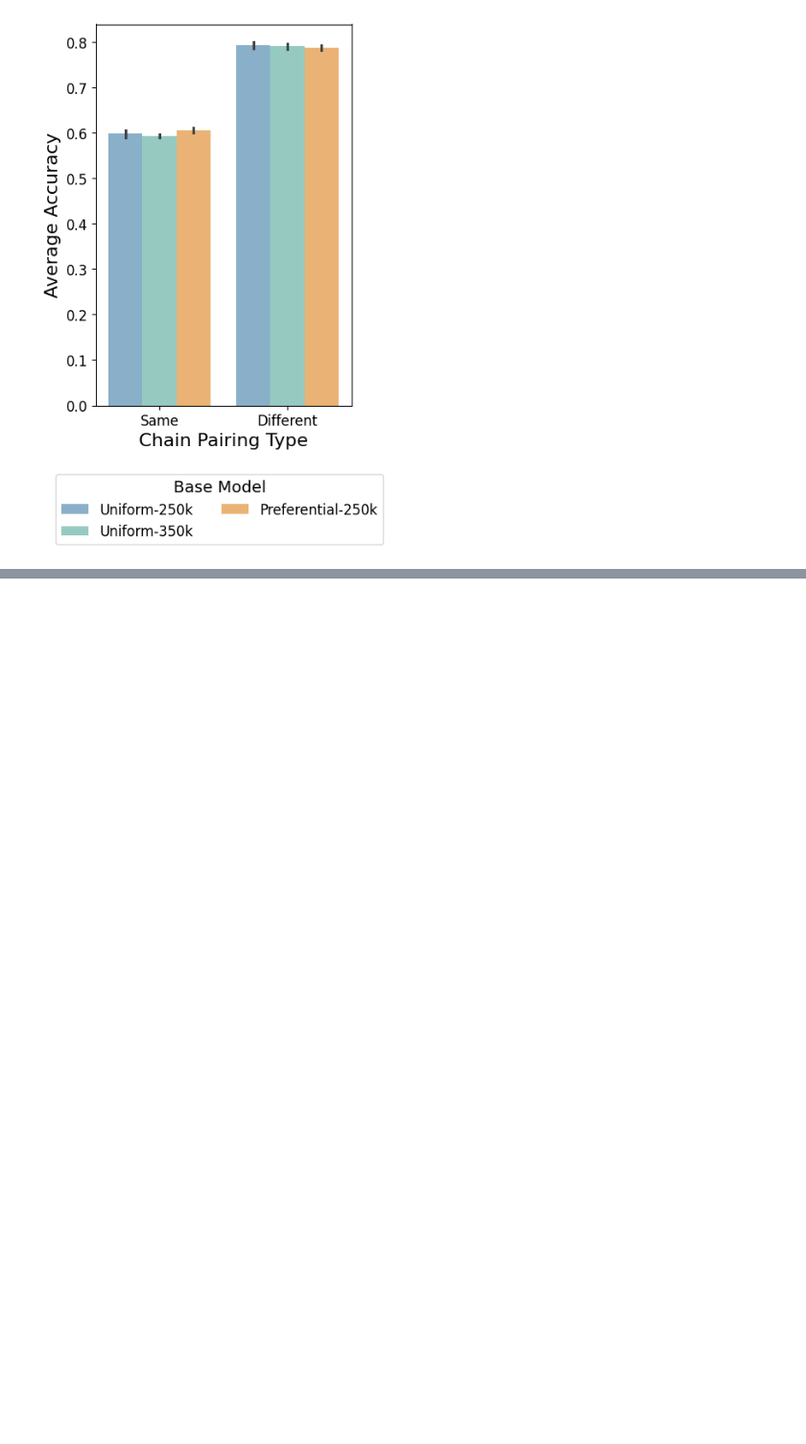
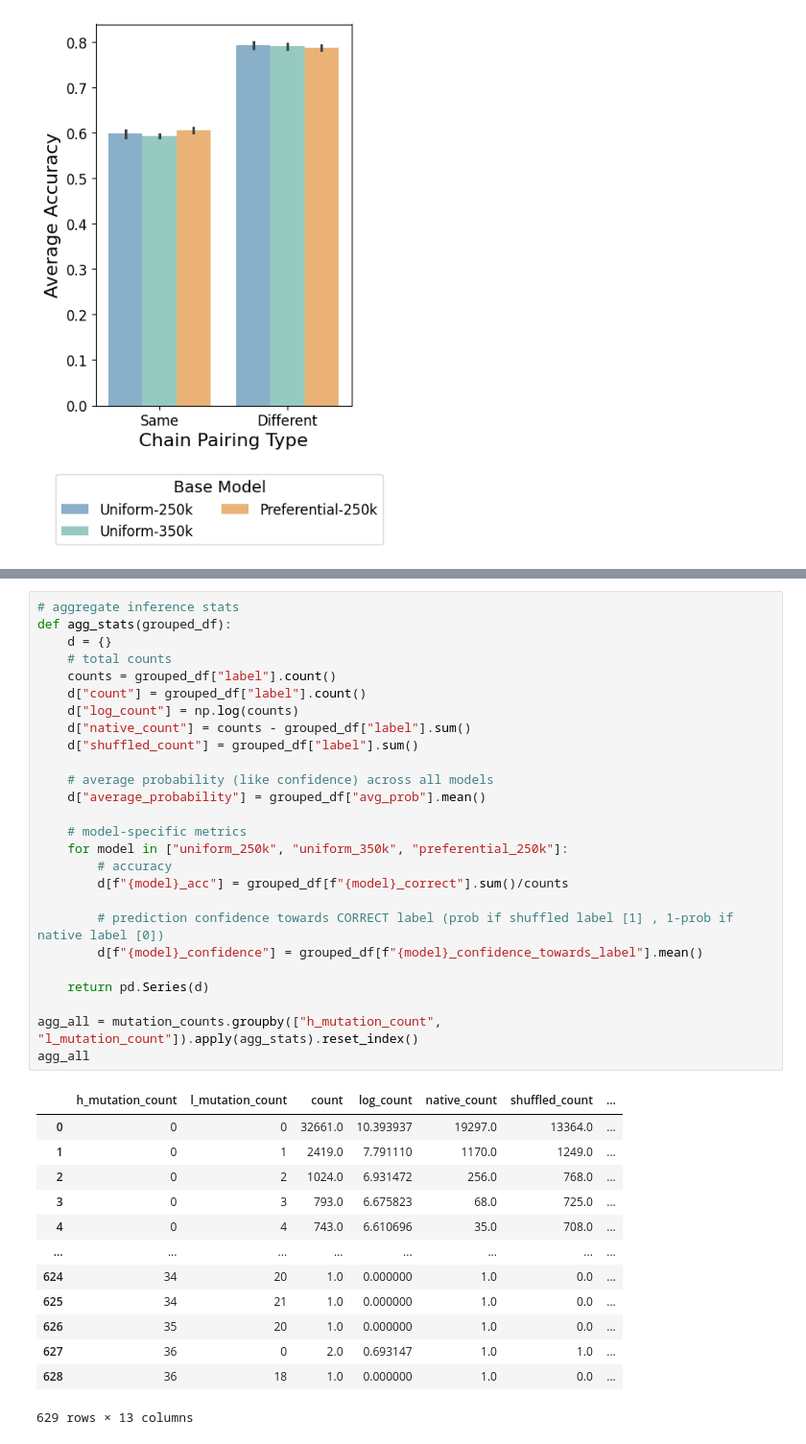
Before and after one commit to brineylab/preferential-masking-paper, a Jupyter notebook: fig4_pair-classification/4-pair_classifier_figures.ipynb, the cells around one changed output, grey strips where cells are left out. Shown: that part at 96% size. Cells and saved outputs as stored; diff of their text form; blank space fills up the shorter version.

```diff
--- a/fig4_pair-classification/4-pair_classifier_figures.ipynb
+++ b/fig4_pair-classification/4-pair_classifier_figures.ipynb
@@ -317,0 +369,40 @@ fig.legend(handles, labels,
+# %%
+# aggregate inference stats
+def agg_stats(grouped_df):
+    d = {}
+    # total counts
+    counts = grouped_df["label"].count()
+    d["count"] = grouped_df["label"].count()
+    d["log_count"] = np.log(counts)
+    d["native_count"] = counts - grouped_df["label"].sum()
+    d["shuffled_count"] = grouped_df["label"].sum()
+
+    # average probability (like confidence) across all models
+    d["average_probability"] = grouped_df["avg_prob"].mean()
+
+    # model-specific metrics
+    for model in ["uniform_250k", "uniform_350k", "preferential_250k"]:
+        # accuracy
+        d[f"{model}_acc"] = grouped_df[f"{model}_correct"].sum()/counts
+
+        # prediction confidence towards CORRECT label (prob if shuffled label [1] , 1-prob if native label [0])
+        d[f"{model}_confidence"] = grouped_df[f"{model}_confidence_towards_label"].mean()
+
+    return pd.Series(d)
+
+agg_all = mutation_counts.groupby(["h_mutation_count", "l_mutation_count"]).apply(agg_stats).reset_index()
+agg_all
+# %% [output]
+|  | h_mutation_count | l_mutation_count | count | log_count | native_count | shuffled_count | ... |
+| 0 | 0 | 0 | 32661.0 | 10.393937 | 19297.0 | 13364.0 | ... |
+| 1 | 0 | 1 | 2419.0 | 7.791110 | 1170.0 | 1249.0 | ... |
+| 2 | 0 | 2 | 1024.0 | 6.931472 | 256.0 | 768.0 | ... |
+| 3 | 0 | 3 | 793.0 | 6.675823 | 68.0 | 725.0 | ... |
+| 4 | 0 | 4 | 743.0 | 6.610696 | 35.0 | 708.0 | ... |
+| ... | ... | ... | ... | ... | ... | ... | ... |
+| 624 | 34 | 20 | 1.0 | 0.000000 | 1.0 | 0.0 | ... |
+| 625 | 34 | 21 | 1.0 | 0.000000 | 1.0 | 0.0 | ... |
+| 626 | 35 | 20 | 1.0 | 0.000000 | 1.0 | 0.0 | ... |
+| 627 | 36 | 0 | 2.0 | 0.693147 | 1.0 | 1.0 | ... |
+| 628 | 36 | 18 | 1.0 | 0.000000 | 1.0 | 0.0 | ... |
+629 rows × 13 columns
```
Also changed, not shown: parts of 15 cells of this notebook.
